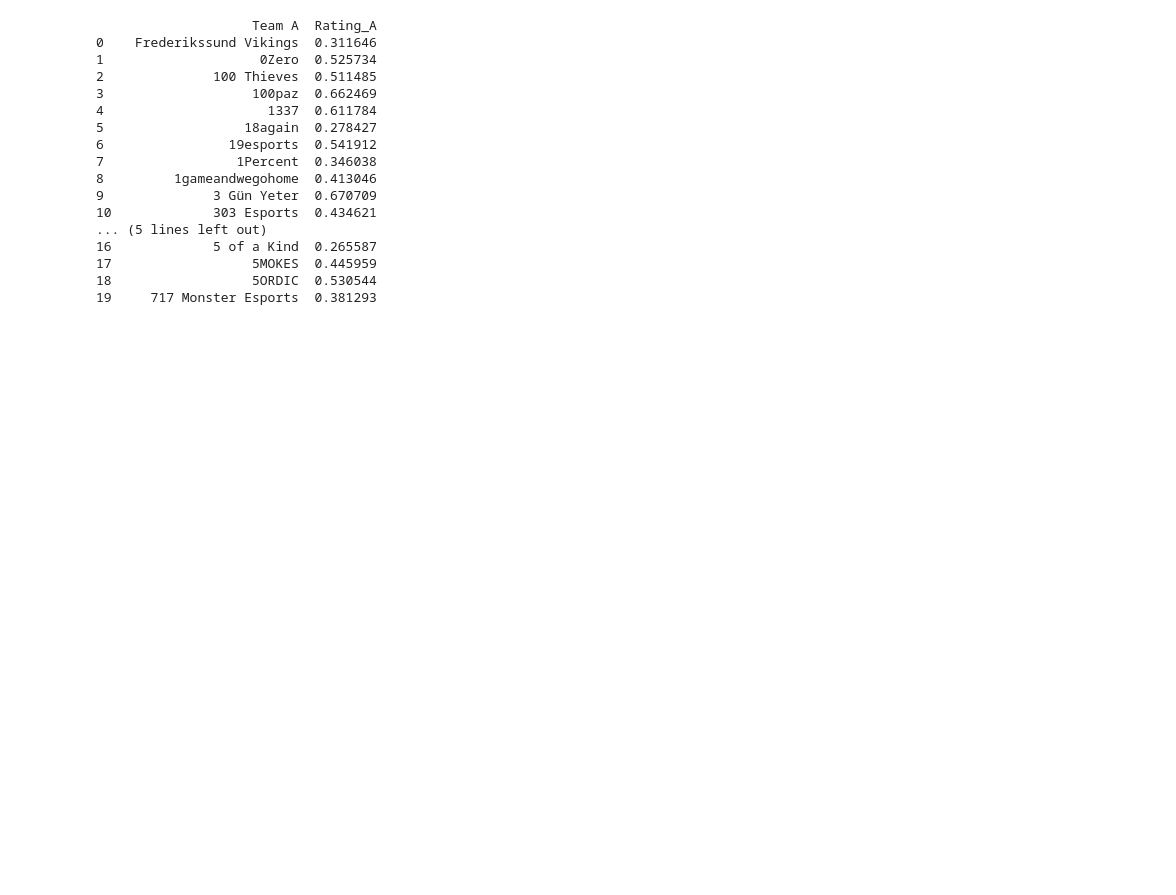
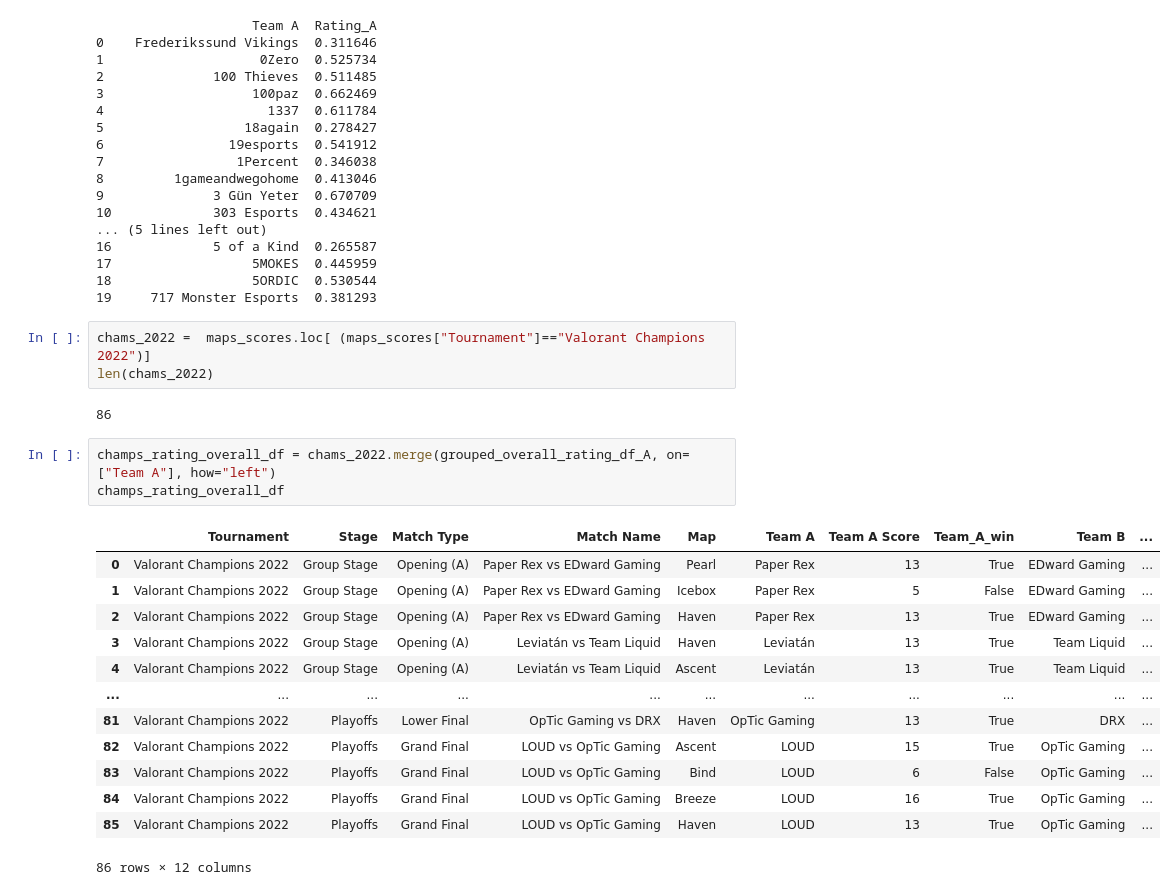
Before and after one commit to ahrlim/vct-erdos-project, a Jupyter notebook: notebooks/Economy/TeamRatingAll.ipynb, the cells around one changed output. Drawn from its saved outputs; the diff is of its cells as text; blank space fills up the shorter version.

```diff
--- a/notebooks/Economy/TeamRatingAll.ipynb
+++ b/notebooks/Economy/TeamRatingAll.ipynb
@@ -520,3 +520,25 @@ print(grouped_overall_rating_df_A.head(20))
 17                  5MOKES  0.445959
 18                  5ORDIC  0.530544
 19     717 Monster Esports  0.381293
+# %%
+chams_2022 =  maps_scores.loc[ (maps_scores["Tournament"]=="Valorant Champions 2022")]
+len(chams_2022)
+# %% [output]
+86
+# %%
+champs_rating_overall_df = chams_2022.merge(grouped_overall_rating_df_A, on=["Team A"], how="left")
+champs_rating_overall_df
+# %% [output]
+|  | Tournament | Stage | Match Type | Match Name | Map | Team A | Team A Score | Team_A_win | Team B | ... |
+| 0 | Valorant Champions 2022 | Group Stage | Opening (A) | Paper Rex vs EDward Gaming | Pearl | Paper Rex | 13 | True | EDward Gaming | ... |
+| 1 | Valorant Champions 2022 | Group Stage | Opening (A) | Paper Rex vs EDward Gaming | Icebox | Paper Rex | 5 | False | EDward Gaming | ... |
+| 2 | Valorant Champions 2022 | Group Stage | Opening (A) | Paper Rex vs EDward Gaming | Haven | Paper Rex | 13 | True | EDward Gaming | ... |
+| 3 | Valorant Champions 2022 | Group Stage | Opening (A) | Leviatán vs Team Liquid | Haven | Leviatán | 13 | True | Team Liquid | ... |
+| 4 | Valorant Champions 2022 | Group Stage | Opening (A) | Leviatán vs Team Liquid | Ascent | Leviatán | 13 | True | Team Liquid | ... |
+| ... | ... | ... | ... | ... | ... | ... | ... | ... | ... | ... |
+| 81 | Valorant Champions 2022 | Playoffs | Lower Final | OpTic Gaming vs DRX | Haven | OpTic Gaming | 13 | True | DRX | ... |
+| 82 | Valorant Champions 2022 | Playoffs | Grand Final | LOUD vs OpTic Gaming | Ascent | LOUD | 15 | True | OpTic Gaming | ... |
+| 83 | Valorant Champions 2022 | Playoffs | Grand Final | LOUD vs OpTic Gaming | Bind | LOUD | 6 | False | OpTic Gaming | ... |
+| 84 | Valorant Champions 2022 | Playoffs | Grand Final | LOUD vs OpTic Gaming | Breeze | LOUD | 16 | True | OpTic Gaming | ... |
+| 85 | Valorant Champions 2022 | Playoffs | Grand Final | LOUD vs OpTic Gaming | Haven | LOUD | 13 | True | OpTic Gaming | ... |
+86 rows × 12 columns
```
Also changed, not shown: parts of 8 cells of this notebook, 5 other files.
